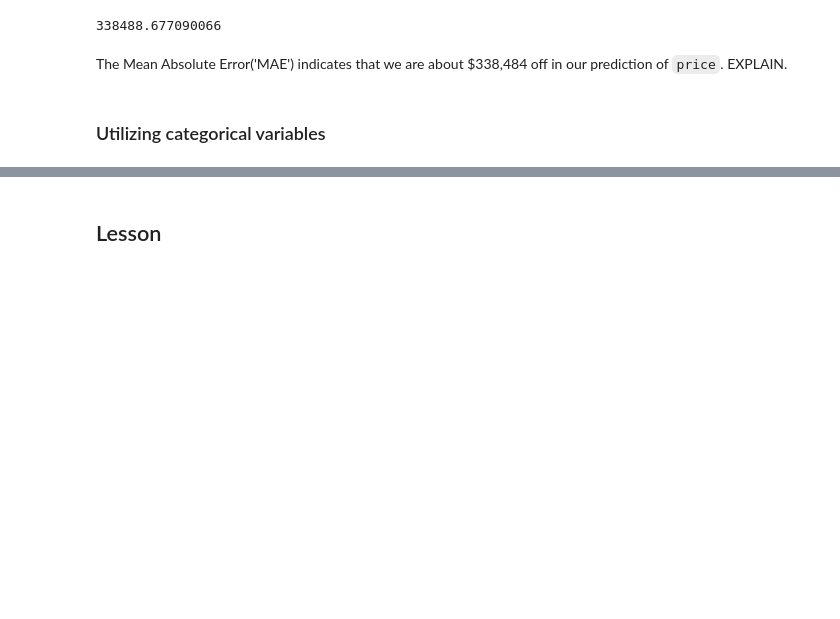
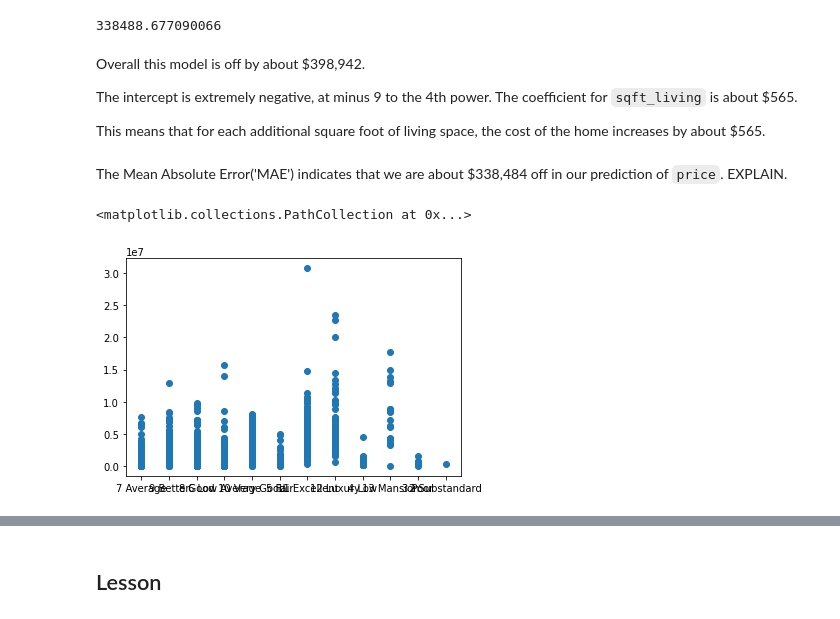
Before and after one commit to newcojon/Capstone, a Jupyter notebook: cap_vers_1.ipynb, the cells around one changed output, grey strips where cells are left out. Cells and saved outputs as stored; diff of their text form; code cells hidden in the pictures; blank space fills up the shorter version.

```diff
--- a/cap_vers_1.ipynb
+++ b/cap_vers_1.ipynb
@@ -496,9 +429,18 @@ baseline_mae = mean_absolute_error(y, results.predict(sm.add_constant(X)))
 baseline_mae
 # %% [output]
 338488.677090066
+# %% [markdown]
+Overall this model is off by about $398,942.
+
+The intercept is extremely negative, at minus 9 to the 4th power.  The coefficient for `sqft_living` is about $565.
+
+This means that for each additional square foot of living space, the cost of the home increases by about $565.
 # %% [markdown]
 The Mean Absolute Error('MAE') indicates that we are about $338,484 off in our prediction of `price`.   EXPLAIN.
 # %%
 ## improve upon the baseline
-# %% [markdown]
-### Utilizing categorical variables
+# %%
+plt.scatter(df1.grade, df1.price)
+# %% [output]
+<matplotlib.collections.PathCollection at 0x...>
+[figure, added]
```
Also changed, not shown: parts of 101 cells of this notebook.
